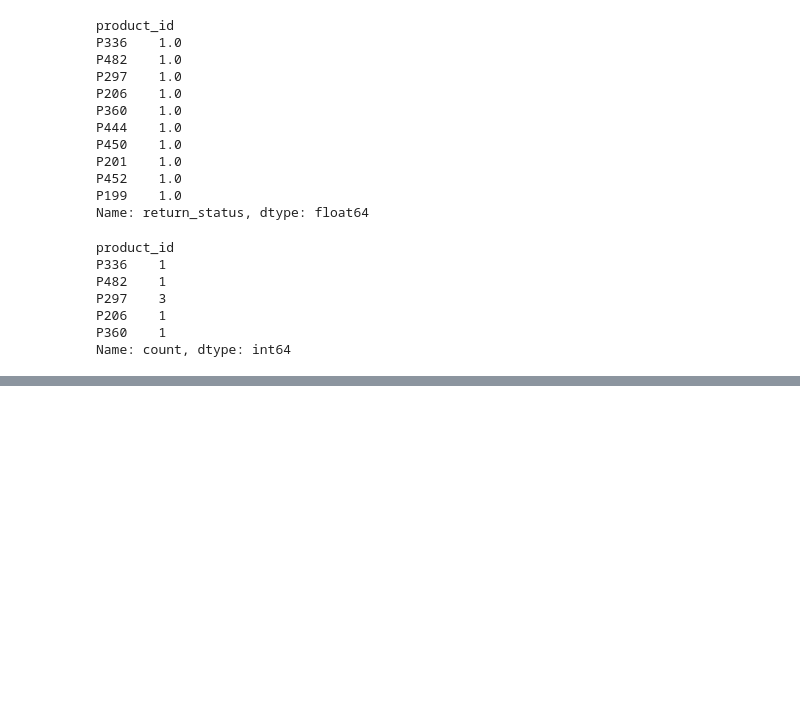
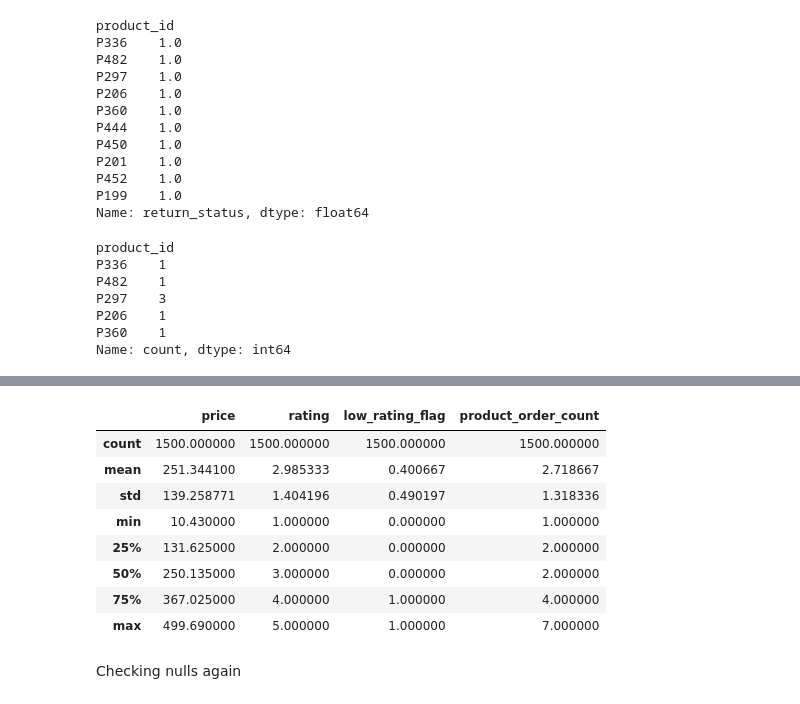
Before and after one commit to patelshivam109/Product-return-preiction, a Jupyter notebook: notebooks/day1.ipynb, the cells around one changed output, grey strips where cells are left out. Drawn from its saved outputs; the diff is of its cells as text; code cells hidden in the pictures; blank space fills up the shorter version.

```diff
--- a/notebooks/day1.ipynb
+++ b/notebooks/day1.ipynb
@@ -213,0 +238,6 @@ Name: count, dtype: int64
+# %%
+df["price_bucket"] = pd.cut(
+    df["price"],
+    bins=[0,150,300,500],
+    labels=["Low","Medium","High"]
+)
@@ -213,0 +246,4 @@ Name: count, dtype: int64
+# %%
+df["low_rating_flag"] = (
+    df["rating"] <= 2
+).astype(int)
@@ -213,0 +252,10 @@ Name: count, dtype: int64
+# %%
+product_order_count = (
+    df.groupby("product_id")
+      .size()
+)
+
+df["product_order_count"] = (
+    df["product_id"]
+      .map(product_order_count)
+)
@@ -213,0 +277,19 @@ Name: count, dtype: int64
+# %%
+df[[
+    "price",
+    "rating",
+    "low_rating_flag",
+    "product_order_count"
+]].describe()
+# %% [output]
+|  | price | rating | low_rating_flag | product_order_count |
+| count | 1500.000000 | 1500.000000 | 1500.000000 | 1500.000000 |
+| mean | 251.344100 | 2.985333 | 0.400667 | 2.718667 |
+| std | 139.258771 | 1.404196 | 0.490197 | 1.318336 |
+| min | 10.430000 | 1.000000 | 0.000000 | 1.000000 |
+| 25% | 131.625000 | 2.000000 | 0.000000 | 2.000000 |
+| 50% | 250.135000 | 3.000000 | 0.000000 | 2.000000 |
+| 75% | 367.025000 | 4.000000 | 1.000000 | 4.000000 |
+| max | 499.690000 | 5.000000 | 1.000000 | 7.000000 |
+# %% [markdown]
+Checking nulls again
```
Also changed, not shown: parts of 16 cells of this notebook, 7 other files.
